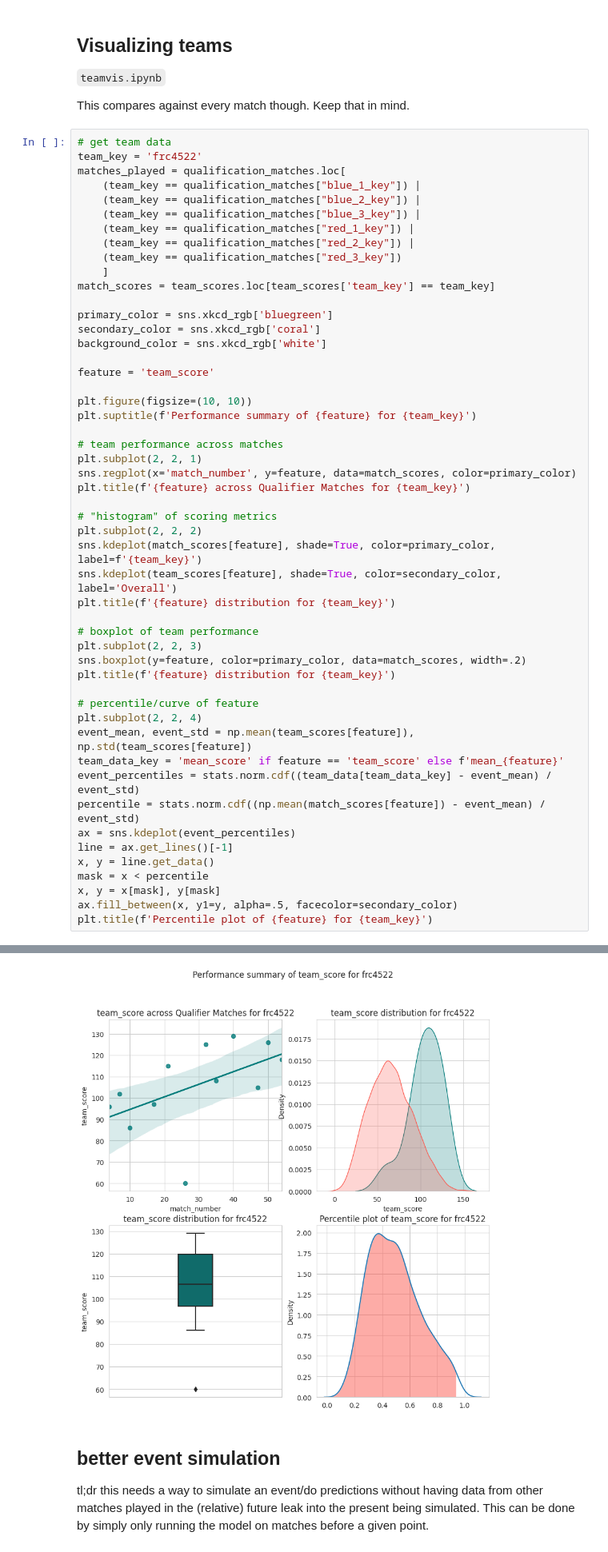
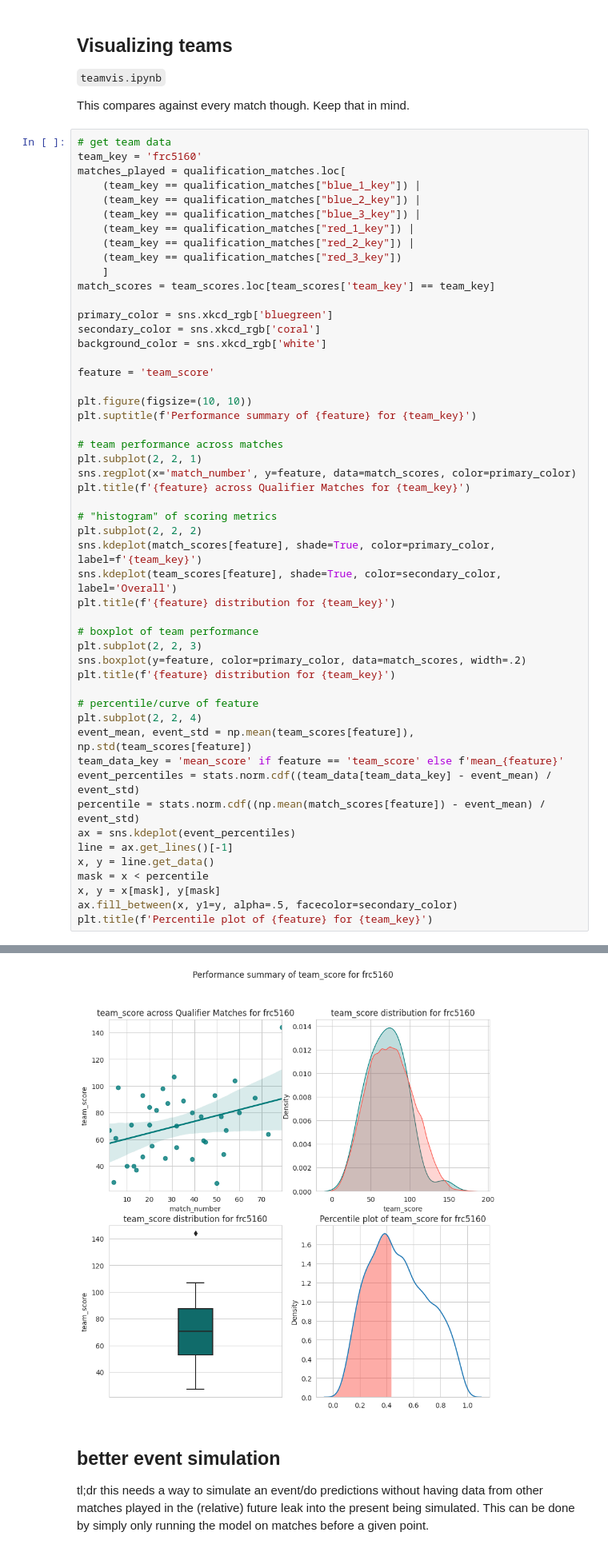
Before and after one commit to morzack/Sakurajima-Scouting, a Jupyter notebook: rebirth.ipynb, the cells around one changed output, grey strips where cells are left out. Shown at 80% size. Cells and saved outputs as stored; diff of their text form.

```diff
--- a/rebirth.ipynb
+++ b/rebirth.ipynb
@@ -366,7 +376,7 @@ The heck is up with that performance plateau around 80% confidence? Something to
 This compares against every match though. Keep that in mind.
 # %%
 # get team data
-team_key = 'frc4522'
+team_key = 'frc5160'
 matches_played = qualification_matches.loc[
     (team_key == qualification_matches["blue_1_key"]) |
     (team_key == qualification_matches["blue_2_key"]) |
@@ -420,4 +430,4 @@ Text(0.5, 1.0, 'Percentile plot of team_score for frc4522')
-[figure, old version]
+[figure, new version]
 # %% [markdown]
 ## better event simulation
 
```
Also changed, not shown: parts of 12 cells of this notebook, 4 other files.
